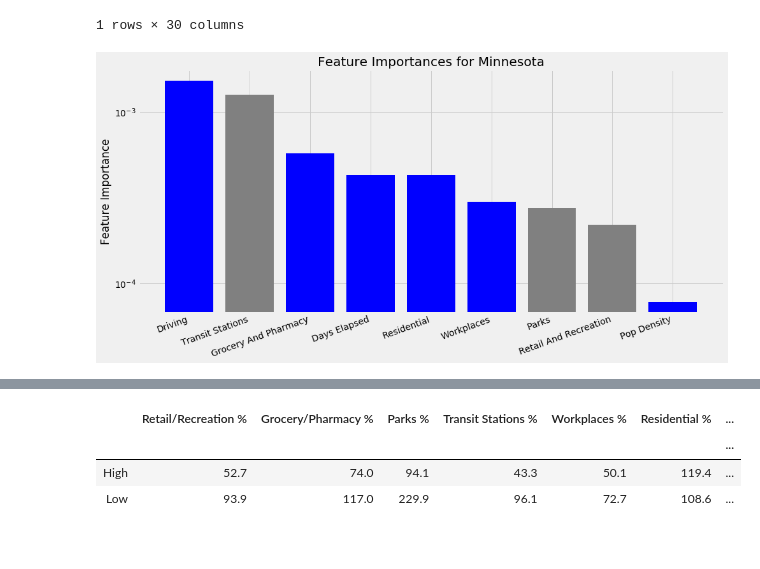
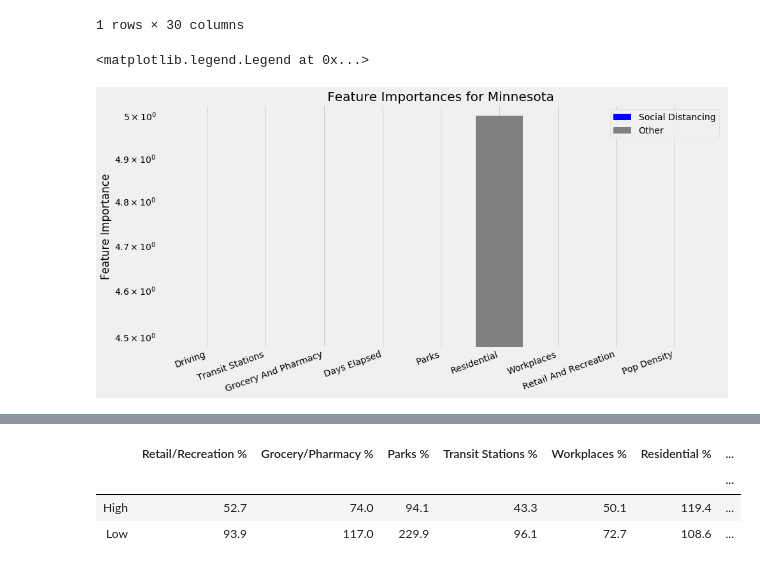
Before and after one commit to Jbudnick/Covid-19-Forecasting, a Jupyter notebook: notebooks/EDA_State_Comparison.ipynb, the cells around one changed output, grey strips where cells are left out. Saved outputs shown, nothing was run; the diff lists cells and outputs as text; code cells hidden in the pictures.

```diff
--- a/notebooks/EDA_State_Comparison.ipynb
+++ b/notebooks/EDA_State_Comparison.ipynb
@@ -1161,20 +1161,23 @@ State_Compile.get_feature_importances().T
 # %%
 fig, ax = plt.subplots(figsize = (14, 7))
 feat_importance = pd.DataFrame(State_Compile.get_feature_importances().T.iloc[:, -9:].values.flatten()).T
 cols = State_Compile.get_feature_importances().T.iloc[:, -9:].columns.values
 feat_importance.columns = [x.replace('_', ' ').replace('(t)', '').title() for x in cols]
 feat_importance.sort_values(by =0, axis = 1, ascending = False, inplace = True)
 colors = ['blue', 'grey', 'blue', 'blue', 'blue', 'blue', 'gray', 'grey', 'blue']
-
-ax.bar(feat_importance.columns, feat_importance.values.flatten(), color = colors)
+labels = 'Social Distancing'
+ax.bar(feat_importance.columns, feat_importance.values.flatten(), color = colors, label= labels)
 plt.yscale('log')
 ax.set_title('Feature Importances for {}'.format(state))
+ax.bar([5],[5], color = 'grey', label = 'Other')
 ax.set_ylabel('Feature Importance')
 fig.autofmt_xdate(rotation = 20)
 fig.tight_layout()
 fig.savefig('images/MN_Feat')
+ax.legend()
 # %% [output]
+<matplotlib.legend.Legend at 0x...>
-[figure, old version]
+[figure, new version]
 # %%
 Recov_df = round(Similar_States_Init.master_pop_density_df.loc[np.append(similar_states, state)], 1)
 Recov_df.rename(columns = {'pop_density': 'People/Square Mile'}, inplace = True)
```
Also changed, not shown: parts of 4 cells of this notebook, 2 other files.
